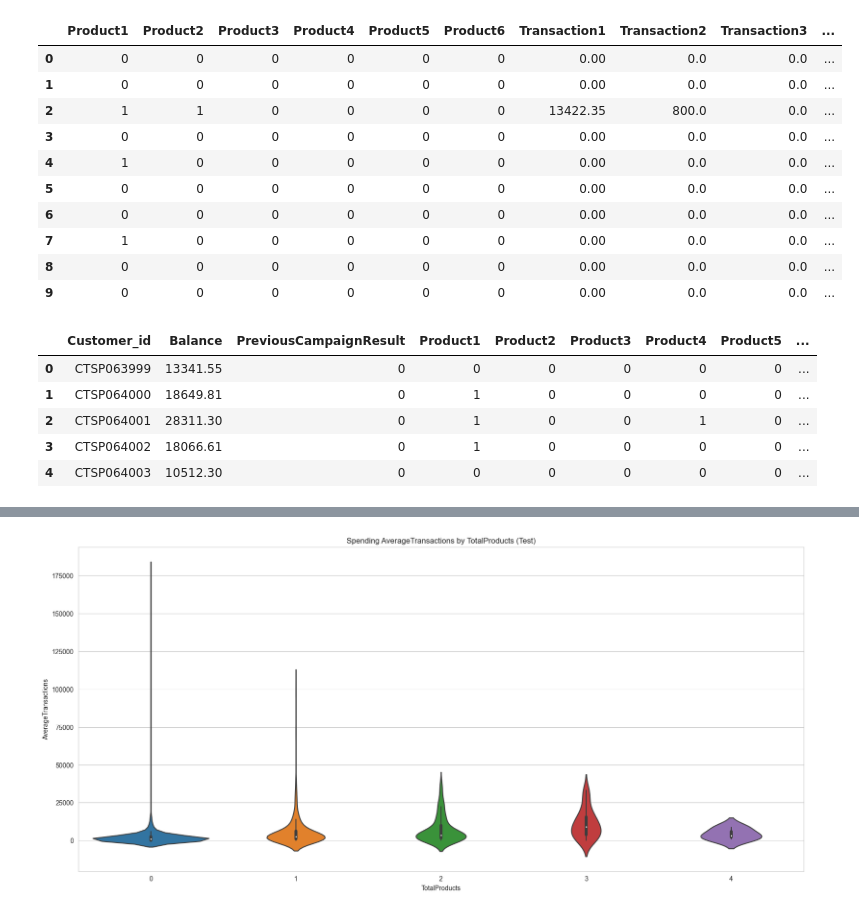
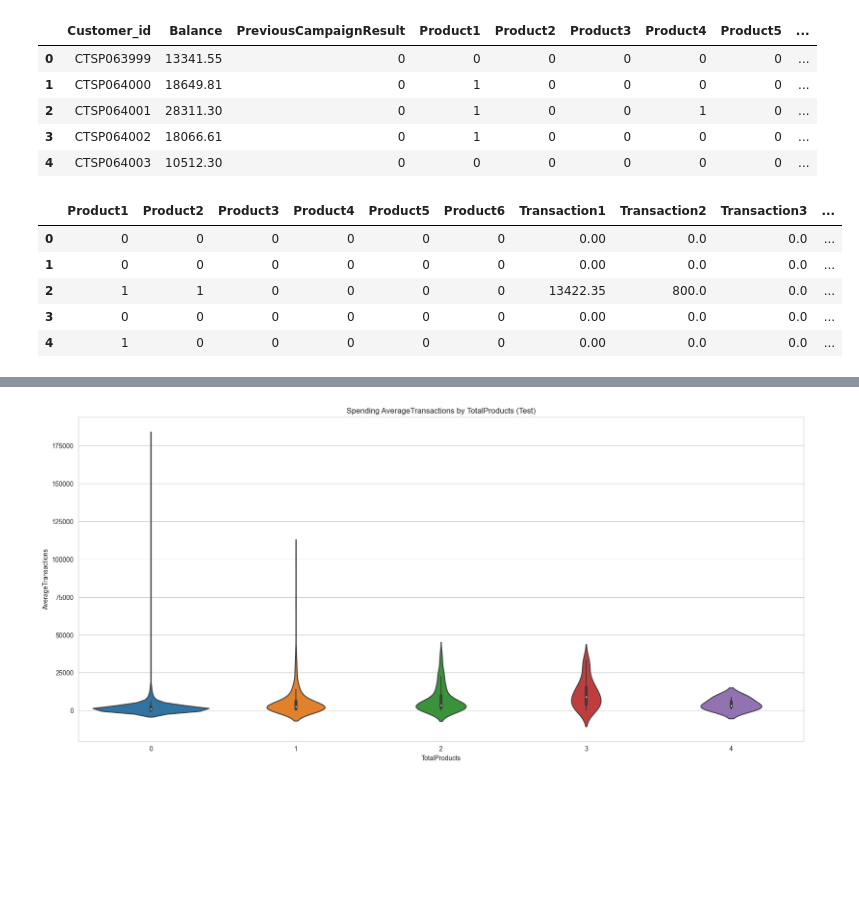
Before and after one commit to gelnomo/training-ml-python-marketing, a Jupyter notebook: marketing.ipynb, the cells around one changed output, grey strips where cells are left out. Saved outputs shown, nothing was run; the diff lists cells and outputs as text; code cells hidden in the pictures; blank space fills up the shorter version.

```diff
--- a/marketing.ipynb
+++ b/marketing.ipynb
@@ -229,27 +823,24 @@ df_test = pd.read_csv("data/test.csv")
+# %%
+# Get the first five rows to test dataset
+df_test.head()
+# %% [output]
+|  | Customer_id | Balance | PreviousCampaignResult | Product1 | Product2 | Product3 | Product4 | Product5 | ... |
+| 0 | CTSP063999 | 13341.55 | 0 | 0 | 0 | 0 | 0 | 0 | ... |
+| 1 | CTSP064000 | 18649.81 | 0 | 1 | 0 | 0 | 0 | 0 | ... |
+| 2 | CTSP064001 | 28311.30 | 0 | 1 | 0 | 0 | 1 | 0 | ... |
+| 3 | CTSP064002 | 18066.61 | 0 | 1 | 0 | 0 | 0 | 0 | ... |
+| 4 | CTSP064003 | 10512.30 | 0 | 0 | 0 | 0 | 0 | 0 | ... |
 # %%
+# Filter specific columns to train dataset
 df_train.loc[
-    :,
-    df_train.columns.str.contains("Transaction")
-    ^ df_train.columns.str.contains("Product"),
-].head(10)
+:,
+df_train.columns.str.contains("Transaction")
+^ df_train.columns.str.contains("Product"),
+].head()
 # %% [output]
 |  | Product1 | Product2 | Product3 | Product4 | Product5 | Product6 | Transaction1 | Transaction2 | Transaction3 | ... |
 | 0 | 0 | 0 | 0 | 0 | 0 | 0 | 0.00 | 0.0 | 0.0 | ... |
 | 1 | 0 | 0 | 0 | 0 | 0 | 0 | 0.00 | 0.0 | 0.0 | ... |
 | 2 | 1 | 1 | 0 | 0 | 0 | 0 | 13422.35 | 800.0 | 0.0 | ... |
 | 3 | 0 | 0 | 0 | 0 | 0 | 0 | 0.00 | 0.0 | 0.0 | ... |
 | 4 | 1 | 0 | 0 | 0 | 0 | 0 | 0.00 | 0.0 | 0.0 | ... |
-| 5 | 0 | 0 | 0 | 0 | 0 | 0 | 0.00 | 0.0 | 0.0 | ... |
-| 6 | 0 | 0 | 0 | 0 | 0 | 0 | 0.00 | 0.0 | 0.0 | ... |
-| 7 | 1 | 0 | 0 | 0 | 0 | 0 | 0.00 | 0.0 | 0.0 | ... |
-| 8 | 0 | 0 | 0 | 0 | 0 | 0 | 0.00 | 0.0 | 0.0 | ... |
-| 9 | 0 | 0 | 0 | 0 | 0 | 0 | 0.00 | 0.0 | 0.0 | ... |
-# %%
-df_test.head()
-# %% [output]
-|  | Customer_id | Balance | PreviousCampaignResult | Product1 | Product2 | Product3 | Product4 | Product5 | ... |
-| 0 | CTSP063999 | 13341.55 | 0 | 0 | 0 | 0 | 0 | 0 | ... |
-| 1 | CTSP064000 | 18649.81 | 0 | 1 | 0 | 0 | 0 | 0 | ... |
-| 2 | CTSP064001 | 28311.30 | 0 | 1 | 0 | 0 | 1 | 0 | ... |
-| 3 | CTSP064002 | 18066.61 | 0 | 1 | 0 | 0 | 0 | 0 | ... |
-| 4 | CTSP064003 | 10512.30 | 0 | 0 | 0 | 0 | 0 | 0 | ... |
```
Also changed, not shown: parts of 79 cells of this notebook, 2 other files.
